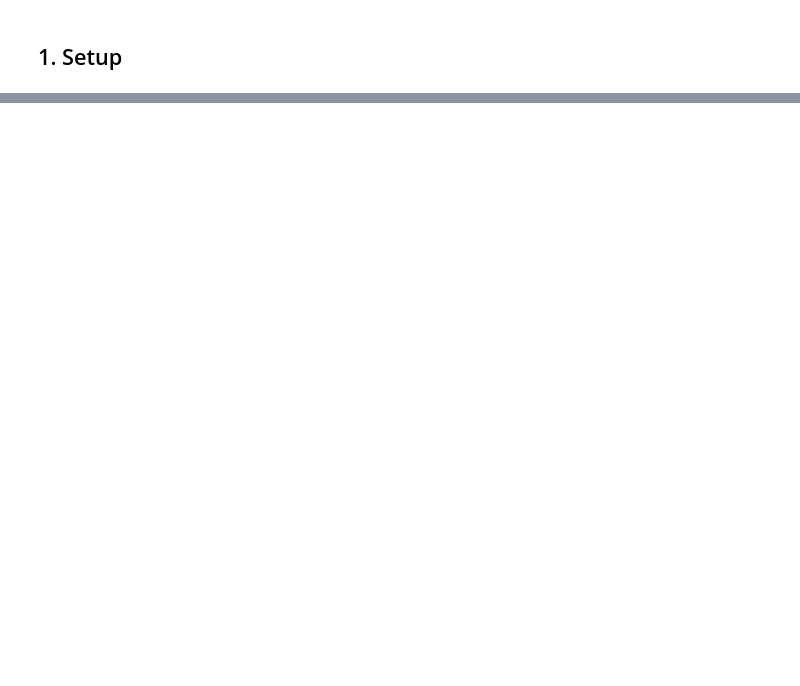
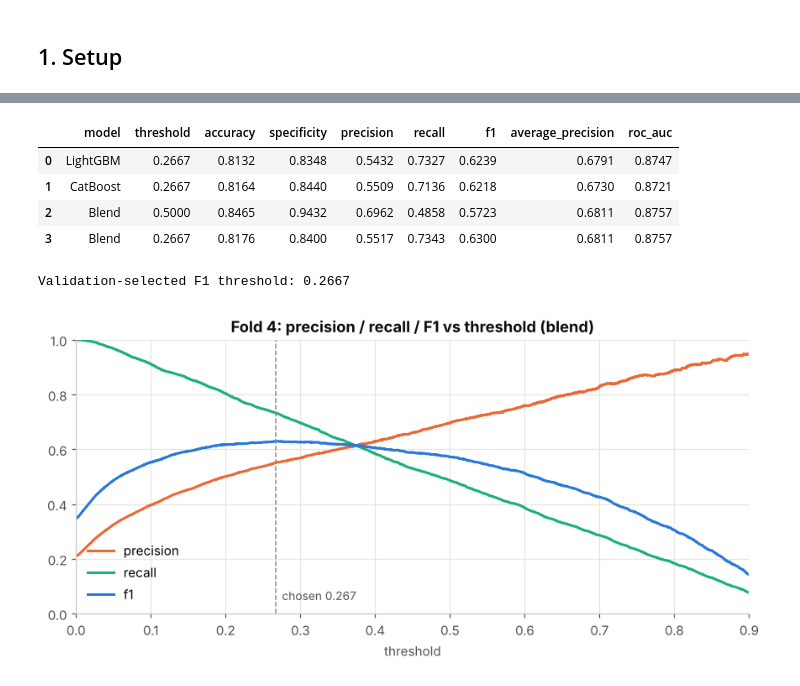
Before and after one commit to khorunzhaviktoriia/ml_mini_project, a Jupyter notebook: models/boosting.ipynb, the cells around one changed output, grey strips where cells are left out. Saved outputs shown, nothing was run; the diff lists cells and outputs as text; code cells hidden in the pictures; blank space fills up the shorter version.

```diff
--- a/models/boosting.ipynb
+++ b/models/boosting.ipynb
@@ -576,0 +333,41 @@ display(leak)
+# %%
+p4_lgb = lgb_staged(LGB_PARAMS, X.iloc[threshold_train], y.iloc[threshold_train], X.iloc[threshold_val], [LGB_ROUNDS_BEST])[0][LGB_ROUNDS_BEST]
+p4_cat = cat_staged(X.iloc[threshold_train], y.iloc[threshold_train], X.iloc[threshold_val], [CAT_ROUNDS_BEST])[0][CAT_ROUNDS_BEST]
+p4 = (1 - W_CAT) * p4_lgb + W_CAT * p4_cat
+y4 = y.iloc[threshold_val]
+
+precision, recall, thresholds = precision_recall_curve(y4, p4)
+f1 = 2 * precision[:-1] * recall[:-1] / np.maximum(precision[:-1] + recall[:-1], 1e-15)
+best_index = np.flatnonzero(f1 == f1.max())[-1]
+THRESHOLD = float(thresholds[best_index])
+threshold_table = pd.DataFrame({"threshold": thresholds, "precision": precision[:-1], "recall": recall[:-1], "f1": f1})
+threshold_table.to_csv(OUT / "thresholds.csv", index=False)
+
+fold4 = pd.DataFrame([
+    dict(model="LightGBM", threshold=THRESHOLD, **metrics(y4, p4_lgb, THRESHOLD)),
+    dict(model="CatBoost", threshold=THRESHOLD, **metrics(y4, p4_cat, THRESHOLD)),
+    dict(model="Blend", threshold=0.5, **metrics(y4, p4)),
+    dict(model="Blend", threshold=THRESHOLD, **metrics(y4, p4, THRESHOLD)),
+])
+display(fold4.round(4))
+fold4.to_csv(OUT / "fold4_metrics.csv", index=False)
+print(f"Validation-selected F1 threshold: {THRESHOLD:.4f}")
+
+fig, ax = plt.subplots(figsize=(8, 4))
+for col, color in [("precision", ORANGE), ("recall", AQUA), ("f1", BLUE)]:
+    ax.plot(threshold_table.threshold, threshold_table[col], color=color, label=col)
+ax.axvline(THRESHOLD, color=GRAY, ls="--", lw=1)
+ax.annotate(f"chosen {THRESHOLD:.3f}", (THRESHOLD, 0.05), textcoords="offset points", xytext=(5, 0), color=MUTED, fontsize=9)
+ax.set(title="Fold 4: precision / recall / F1 vs threshold (blend)", xlabel="threshold", ylim=(0, 1), xlim=(0, 0.9))
+ax.legend(loc="lower left")
+plt.tight_layout()
+plt.savefig(OUT / "threshold.png", dpi=150)
+plt.show()
+# %% [output]
+|  | model | threshold | accuracy | specificity | precision | recall | f1 | average_precision | roc_auc |
+| 0 | LightGBM | 0.2667 | 0.8132 | 0.8348 | 0.5432 | 0.7327 | 0.6239 | 0.6791 | 0.8747 |
+| 1 | CatBoost | 0.2667 | 0.8164 | 0.8440 | 0.5509 | 0.7136 | 0.6218 | 0.6730 | 0.8721 |
+| 2 | Blend | 0.5000 | 0.8465 | 0.9432 | 0.6962 | 0.4858 | 0.5723 | 0.6811 | 0.8757 |
+| 3 | Blend | 0.2667 | 0.8176 | 0.8400 | 0.5517 | 0.7343 | 0.6300 | 0.6811 | 0.8757 |
+Validation-selected F1 threshold: 0.2667
+[figure, added]
```
Also changed, not shown: parts of 74 cells of this notebook, 1 other file.
